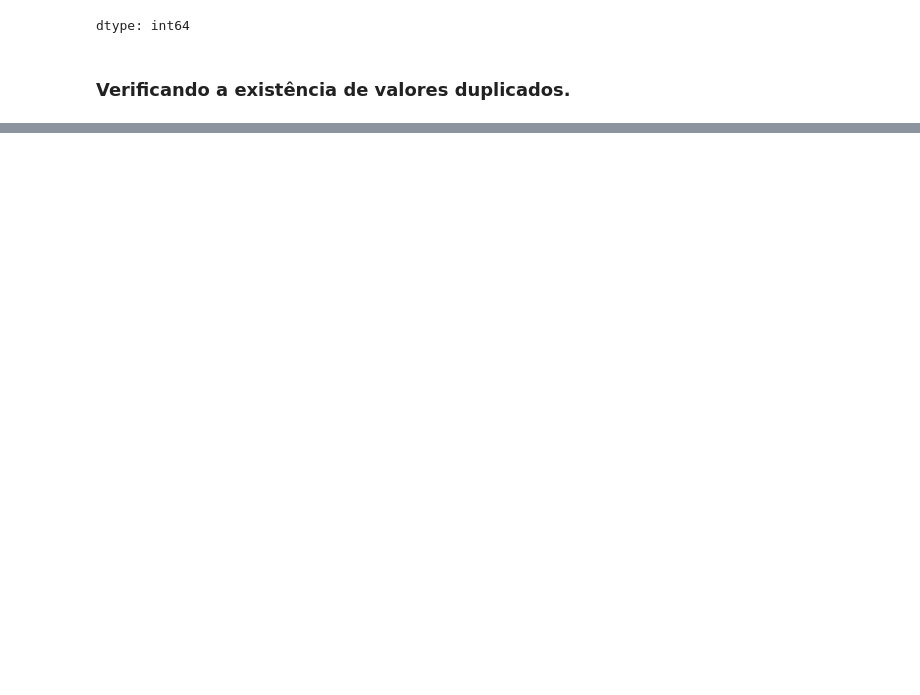
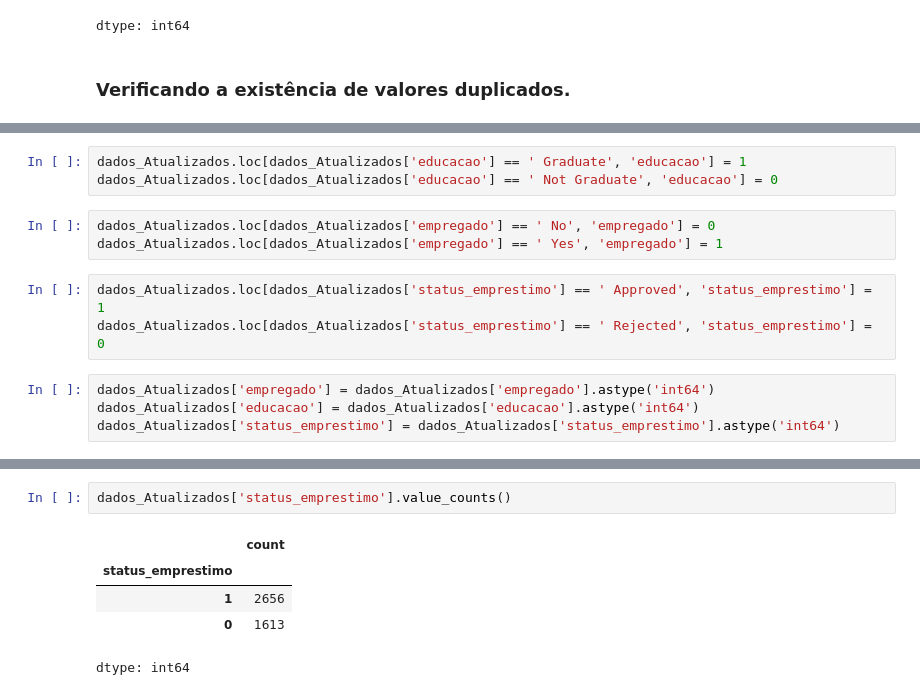
Before and after one commit to dayviddouglas/arvore_decisao_aprovacao_emprestimos, a Jupyter notebook: main.ipynb, the cells around one changed output, grey strips where cells are left out. Cells and saved outputs as stored; diff of their text form; blank space fills up the shorter version.

```diff
--- a/main.ipynb
+++ b/main.ipynb
@@ -56,2 +117,15 @@ dados_dataset.duplicated().sum()
 # %% [output]
 0
+# %%
+dados_Atualizados.loc[dados_Atualizados['educacao'] == ' Graduate', 'educacao'] = 1
+dados_Atualizados.loc[dados_Atualizados['educacao'] == ' Not Graduate', 'educacao'] = 0
+# %%
+dados_Atualizados.loc[dados_Atualizados['empregado'] == ' No', 'empregado'] = 0
+dados_Atualizados.loc[dados_Atualizados['empregado'] == ' Yes', 'empregado'] = 1
+# %%
+dados_Atualizados.loc[dados_Atualizados['status_emprestimo'] == ' Approved', 'status_emprestimo'] = 1
+dados_Atualizados.loc[dados_Atualizados['status_emprestimo'] == ' Rejected', 'status_emprestimo'] = 0
+# %%
+dados_Atualizados['empregado'] = dados_Atualizados['empregado'].astype('int64')
+dados_Atualizados['educacao'] = dados_Atualizados['educacao'].astype('int64')
+dados_Atualizados['status_emprestimo'] = dados_Atualizados['status_emprestimo'].astype('int64')
@@ -57,0 +155,8 @@ dados_dataset.duplicated().sum()
+# %%
+dados_Atualizados['status_emprestimo'].value_counts()
+# %% [output]
+|  | count |
+| status_emprestimo |  |
+| 1 | 2656 |
+| 0 | 1613 |
+dtype: int64
```
Also changed, not shown: parts of 12 cells of this notebook.
